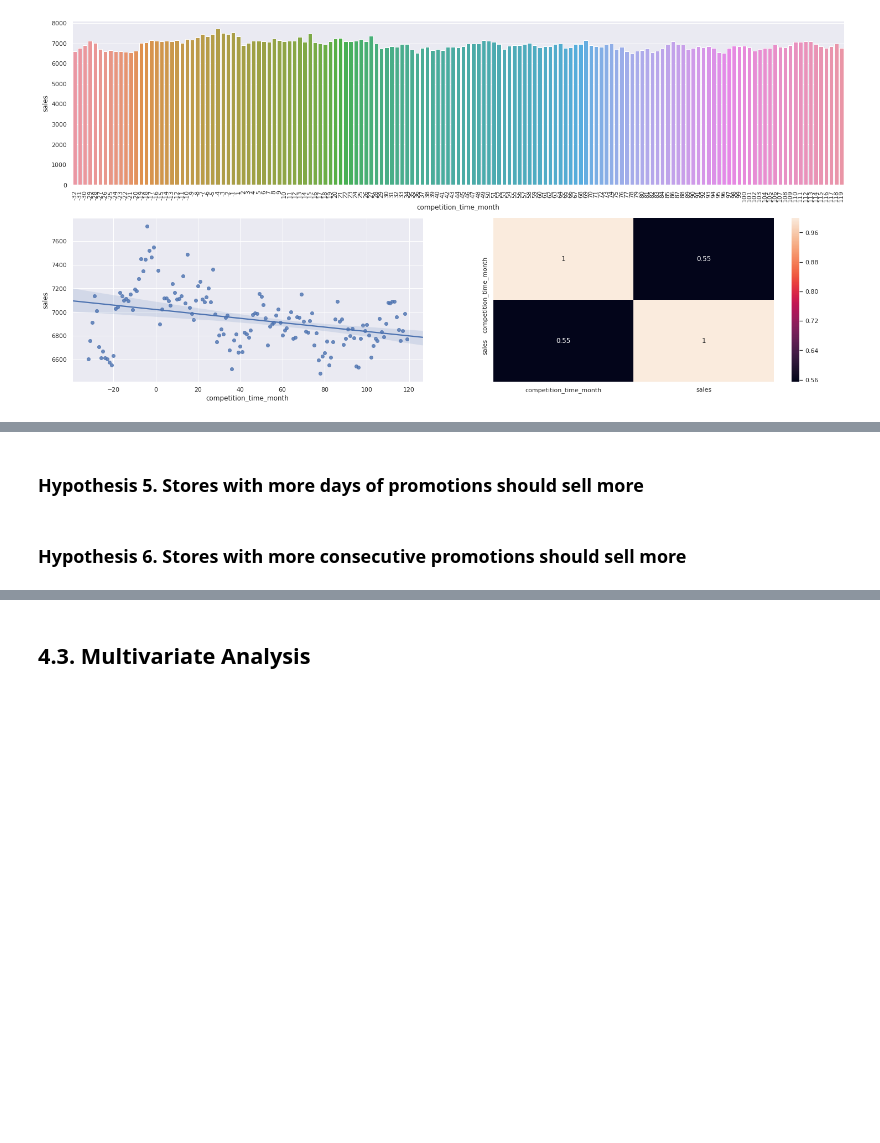
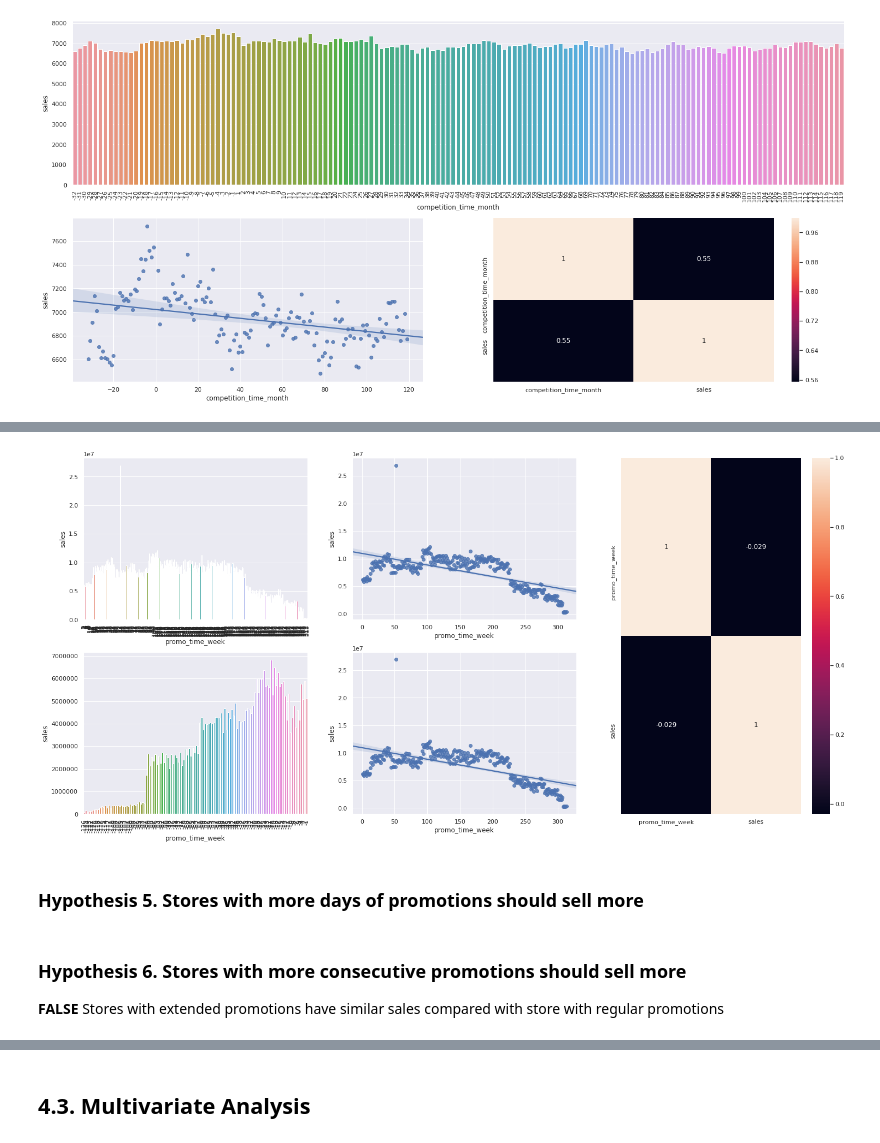
Before and after one commit to eduardoffonseca/Rossman-Store-Sales, a Jupyter notebook: rossmann_store_sales_prediction.ipynb, the cells around one changed output, grey strips where cells are left out. Saved outputs shown, nothing was run; the diff lists cells and outputs as text; code cells hidden in the pictures; blank space fills up the shorter version.

```diff
--- a/rossmann_store_sales_prediction.ipynb
+++ b/rossmann_store_sales_prediction.ipynb
@@ -627,4 +649,27 @@ x = sns.heatmap(aux1.corr(method='pearson'), annot=True );
+# %%
+grid = GridSpec(2, 3)
+
+plt.subplot(grid[0,0])
+sns.barplot(x = 'promo_time_week', y = 'sales', data = aux2);
+plt.xticks(rotation = 90);
+
+plt.subplot(grid[1,0])
+sns.barplot(x = 'promo_time_week', y = 'sales', data = aux3);
+plt.xticks(rotation = 90);
+
+plt.subplot(grid[0,1])
+sns.regplot(x = 'promo_time_week', y = 'sales', data = aux2);
+
+plt.subplot(grid[1,1])
+sns.regplot(x = 'promo_time_week', y = 'sales', data = aux2);
+
+plt.subplot(grid[:,2])
+x = sns.heatmap(aux1.corr(method='pearson'), annot=True );
+# %% [output]
+[figure, added]
 # %% [markdown]
 ### **Hypothesis 5.** Stores with more days of promotions should sell more
 # %% [markdown]
 ### **Hypothesis 6.** Stores with more consecutive promotions should sell more
+
+**FALSE** Stores with extended promotions have similar sales compared with store with regular promotions
```
Also changed, not shown: parts of 22 cells of this notebook, 1 other file.
